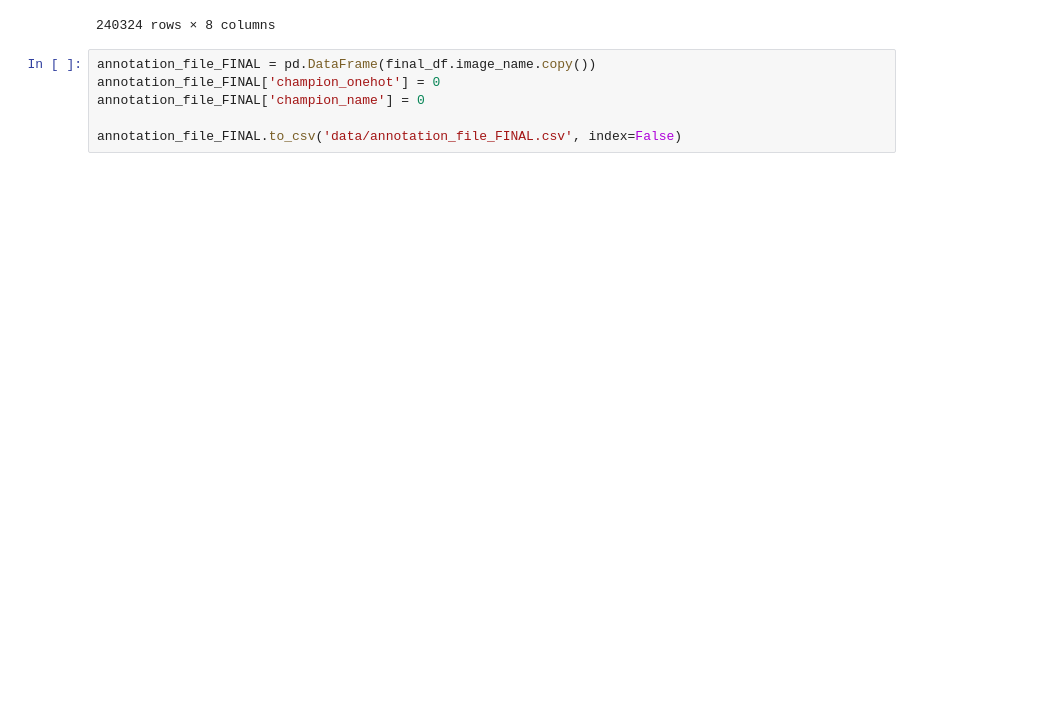
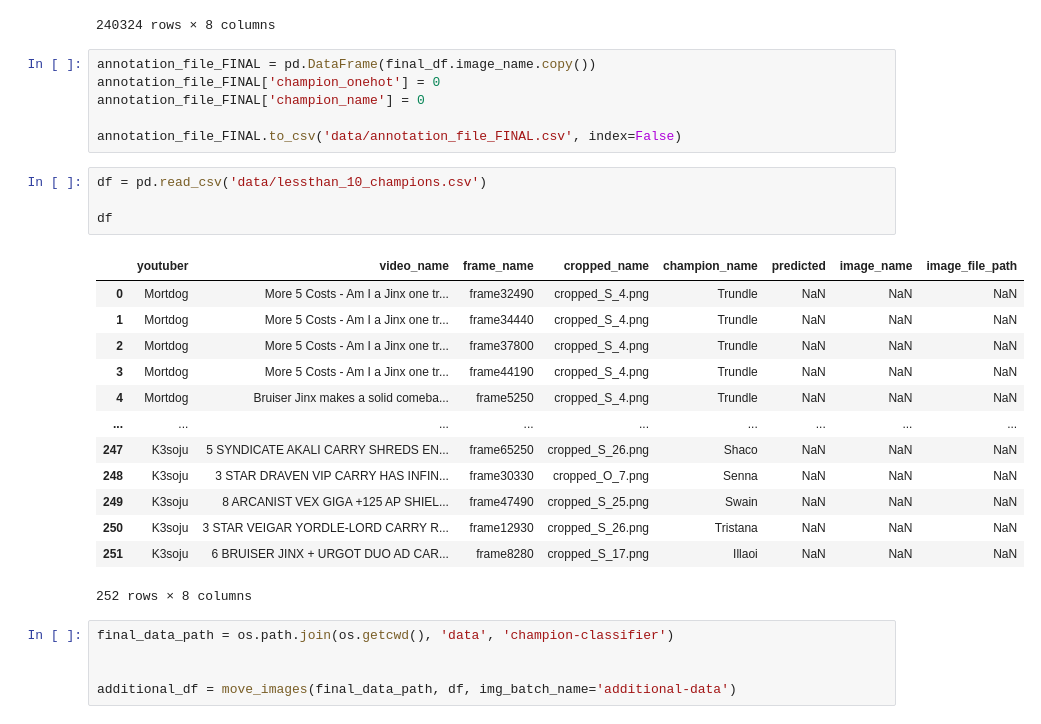
Before and after one commit to JackXu2333/teamfight-tactics-ai, a Jupyter notebook: Champion_Classifier_Prep.ipynb, the cells around one changed output. Saved outputs shown, nothing was run; the diff lists cells and outputs as text; blank space fills up the shorter version.

```diff
--- a/Champion_Classifier_Prep.ipynb
+++ b/Champion_Classifier_Prep.ipynb
@@ -284,3 +284,26 @@ annotation_file_FINAL['champion_onehot'] = 0
 annotation_file_FINAL['champion_name'] = 0
 
 annotation_file_FINAL.to_csv('data/annotation_file_FINAL.csv', index=False)
+# %%
+df = pd.read_csv('data/lessthan_10_champions.csv')
+
+df
+# %% [output]
+|  | youtuber | video_name | frame_name | cropped_name | champion_name | predicted | image_name | image_file_path |
+| 0 | Mortdog | More 5 Costs - Am I a Jinx one tr... | frame32490 | cropped_S_4.png | Trundle | NaN | NaN | NaN |
+| 1 | Mortdog | More 5 Costs - Am I a Jinx one tr... | frame34440 | cropped_S_4.png | Trundle | NaN | NaN | NaN |
+| 2 | Mortdog | More 5 Costs - Am I a Jinx one tr... | frame37800 | cropped_S_4.png | Trundle | NaN | NaN | NaN |
+| 3 | Mortdog | More 5 Costs - Am I a Jinx one tr... | frame44190 | cropped_S_4.png | Trundle | NaN | NaN | NaN |
+| 4 | Mortdog | Bruiser Jinx makes a solid comeba... | frame5250 | cropped_S_4.png | Trundle | NaN | NaN | NaN |
+| ... | ... | ... | ... | ... | ... | ... | ... | ... |
+| 247 | K3soju | 5 SYNDICATE AKALI CARRY SHREDS EN... | frame65250 | cropped_S_26.png | Shaco | NaN | NaN | NaN |
+| 248 | K3soju | 3 STAR DRAVEN VIP CARRY HAS INFIN... | frame30330 | cropped_O_7.png | Senna | NaN | NaN | NaN |
+| 249 | K3soju | 8 ARCANIST VEX GIGA +125 AP SHIEL... | frame47490 | cropped_S_25.png | Swain | NaN | NaN | NaN |
+| 250 | K3soju | 3 STAR VEIGAR YORDLE-LORD CARRY R... | frame12930 | cropped_S_26.png | Tristana | NaN | NaN | NaN |
+| 251 | K3soju | 6 BRUISER JINX + URGOT DUO AD CAR... | frame8280 | cropped_S_17.png | Illaoi | NaN | NaN | NaN |
+252 rows × 8 columns
+# %%
+final_data_path = os.path.join(os.getcwd(), 'data', 'champion-classifier')
+
+
+additional_df = move_images(final_data_path, df, img_batch_name='additional-data')
```
Also changed, not shown: parts of 5 cells of this notebook, 4 other files.
